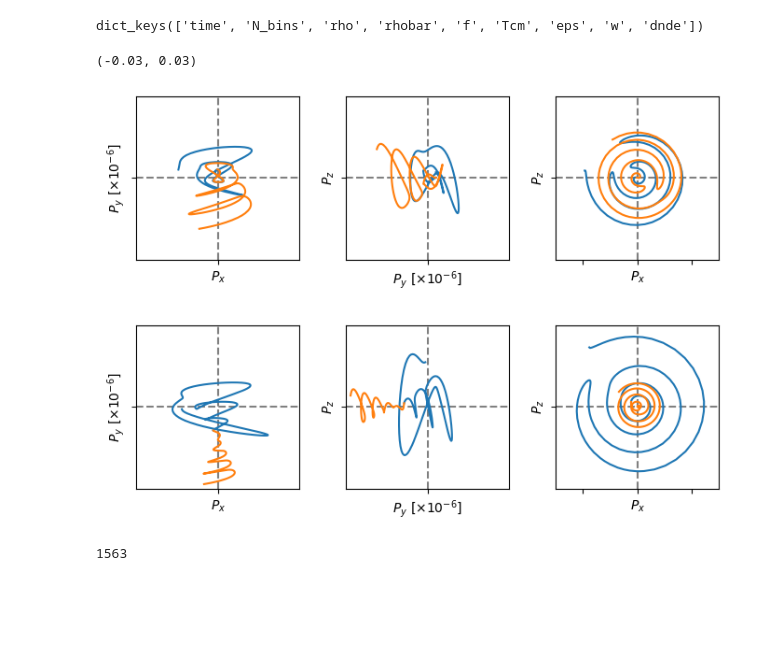
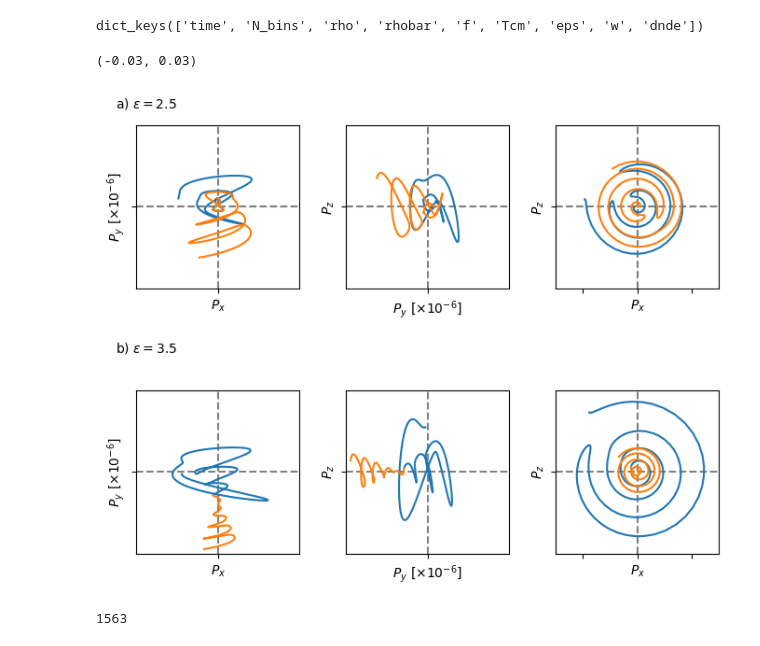
Before and after one commit to nuLABatUSD/QKESolveMPI, a Jupyter notebook: analysis/BlochBins.ipynb, the cells around one changed output. Saved outputs shown, nothing was run; the diff lists cells and outputs as text; code cells hidden in the pictures; blank space fills up the shorter version.

Commit message:
updated figure with labels

```diff
--- a/analysis/BlochBins.ipynb
+++ b/analysis/BlochBins.ipynb
@@ -112,8 +112,8 @@ xz.set_xlim(-0.03,0.03)
 xz.set_ylim(-0.03,0.03)
 #xz.add_patch(plt.Rectangle((-.2, -.2), .4, .4, ls="--", fc="none", ec="c"))
 
-
-
+xy.text(-.05,0.085,"a) $\epsilon=2.5$", fontsize=label_fontsize)
+xy.text(-.05,-.125,"b) $\epsilon=3.5$", fontsize=label_fontsize)
 
 
 eps=35
@@ -148,34 +148,34 @@ xy.set_ylim(-.07,.07)
 #xy.add_patch(plt.Rectangle((-.2, -.35), .4, .7, ls="--", fc="none", ec="c"))
 
 #yz1.scatter(Py[t_index,15][1:9]*1e6, Pz[t_index,15][1:9])
 #yz.scatter(Py[t_index,15][0]*1e6,Pz[t_index,15][0], marker='^', color='green', s=50, label=r"$t_0$")
 #z.scatter(Py[t_index,15][8]*1e6,Pz[t_index,15][8], marker='s', color='red', s=50, label=r"$t_f$")
 yz.plot(Py[t_index[48] : t_index[56],eps]*1e6, Pz[t_index[48] : t_index[56],eps])
 yz.plot(Py[t_index[56] : t_index[65],eps]*1e6, Pz[t_index[56] : t_index[65],eps])
 yz.set_xlabel(r"$P_y~[\times 10^{-6}]$", fontsize=label_fontsize)
 yz.set_ylabel(r"$P_z$", fontsize=label_fontsize)
 yz.set_yticks([-0.2, 0, 0.2])
 yz.set_xticks([-0.6, -0.4, -0.2, 0, 0.2, 0.4, 0.6])
 yz.tick_params(labelbottom=False, labelleft=False)
 yz.set_xlim(-.07,.07)
 yz.set_ylim(-0.04,0.04)
 
 #xz1.scatter(Pz[t_index,15][1:9],Px[t_index,15][1:9])
 #xz.scatter(Px[t_index,15][0],Pz[t_index,15][0], marker='^', color='green', s=50, label=r"$t_0$")
 #xz.scatter(Px[t_index,15][8],Pz[t_index,15][8], marker='s', color='red', s=50, label=r"$t_f$")
 xz.plot(Px[t_index[48] : t_index[56],eps], Pz[t_index[48] : t_index[56],eps])
 xz.plot(Px[t_index[56] : t_index[65],eps], Pz[t_index[56] : t_index[65],eps])
 xz.set_ylabel(r"$P_z$", fontsize=label_fontsize)
 xz.set_xlabel(r"$P_x$", fontsize=label_fontsize)
 xz.set_yticks([-0.2, 0, 0.2])
 xz.set_yticks([-0.2, 0, 0.2])
 xz.tick_params(labelbottom=False, labelleft=False)
 xz.set_xlim(-0.03,0.03)
 xz.set_ylim(-0.03,0.03)
 #xz.add_patch(plt.Rectangle((-.2, -.2), .4, .4, ls="--", fc="none", ec="c"))
 # %% [output]
 (-0.03, 0.03)
-[figure, old version]
+[figure, new version]
 [figure]
 # %%
 np.where(QKE['time']<11)[0][-1]
```
